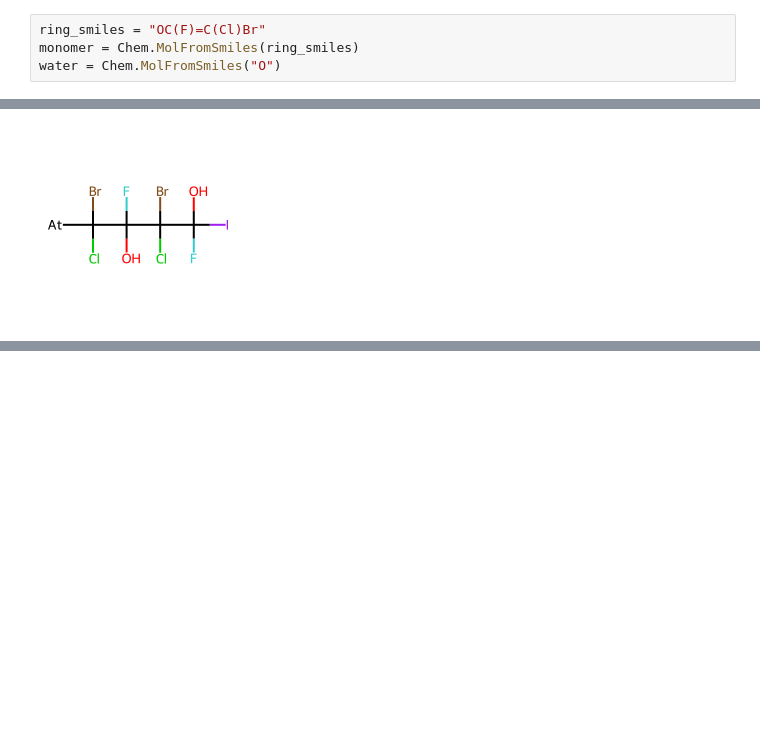
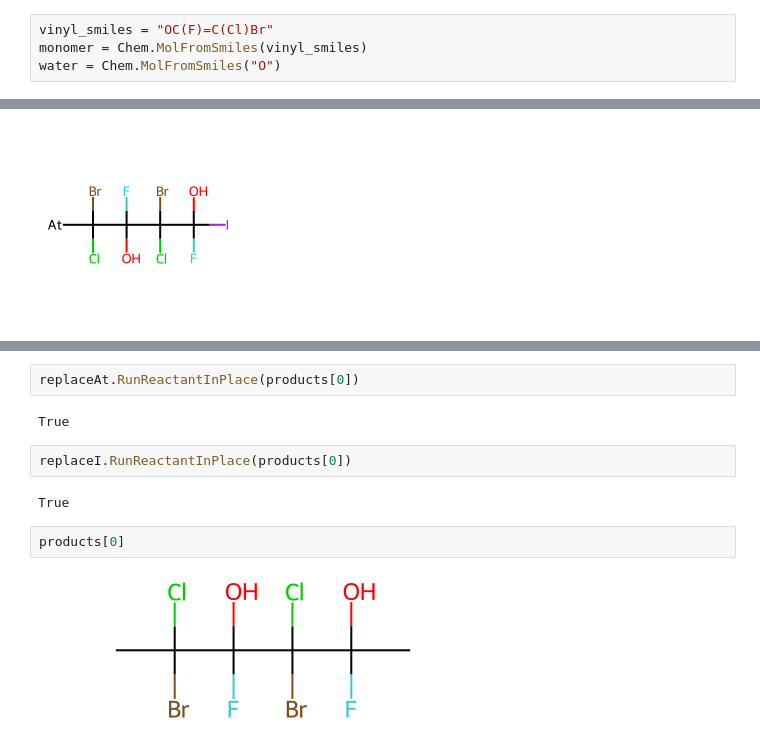
Before and after one commit to skozarekar/thermonomer, a Jupyter notebook: thermonomer/temp.ipynb, the cells around one changed output, grey strips where cells are left out. Drawn from its saved outputs; the diff is of its cells as text; blank space fills up the shorter version.

Commit message:
updated vinyl smarts

```diff
--- a/thermonomer/temp.ipynb
+++ b/thermonomer/temp.ipynb
@@ -4,8 +4,8 @@ import pandas as pd
 from rdkit import Chem
 from rdkit.Chem import rdChemReactions
 # %%
-ring_smiles = "OC(F)=C(Cl)Br"
-monomer = Chem.MolFromSmiles(ring_smiles)
+vinyl_smiles = "OC(F)=C(Cl)Br"
+monomer = Chem.MolFromSmiles(vinyl_smiles)
 water = Chem.MolFromSmiles("O")
 # %%
 monomer
@@ -58,0 +70,12 @@ MolsToGridImage(products, molsPerRow=3)
+# %%
+replaceAt.RunReactantInPlace(products[0])
+# %% [output]
+True
+# %%
+replaceI.RunReactantInPlace(products[0])
+# %% [output]
+True
+# %%
+products[0]
+# %% [output]
+[figure, added]
```
Also changed, not shown: parts of 7 cells of this notebook.
